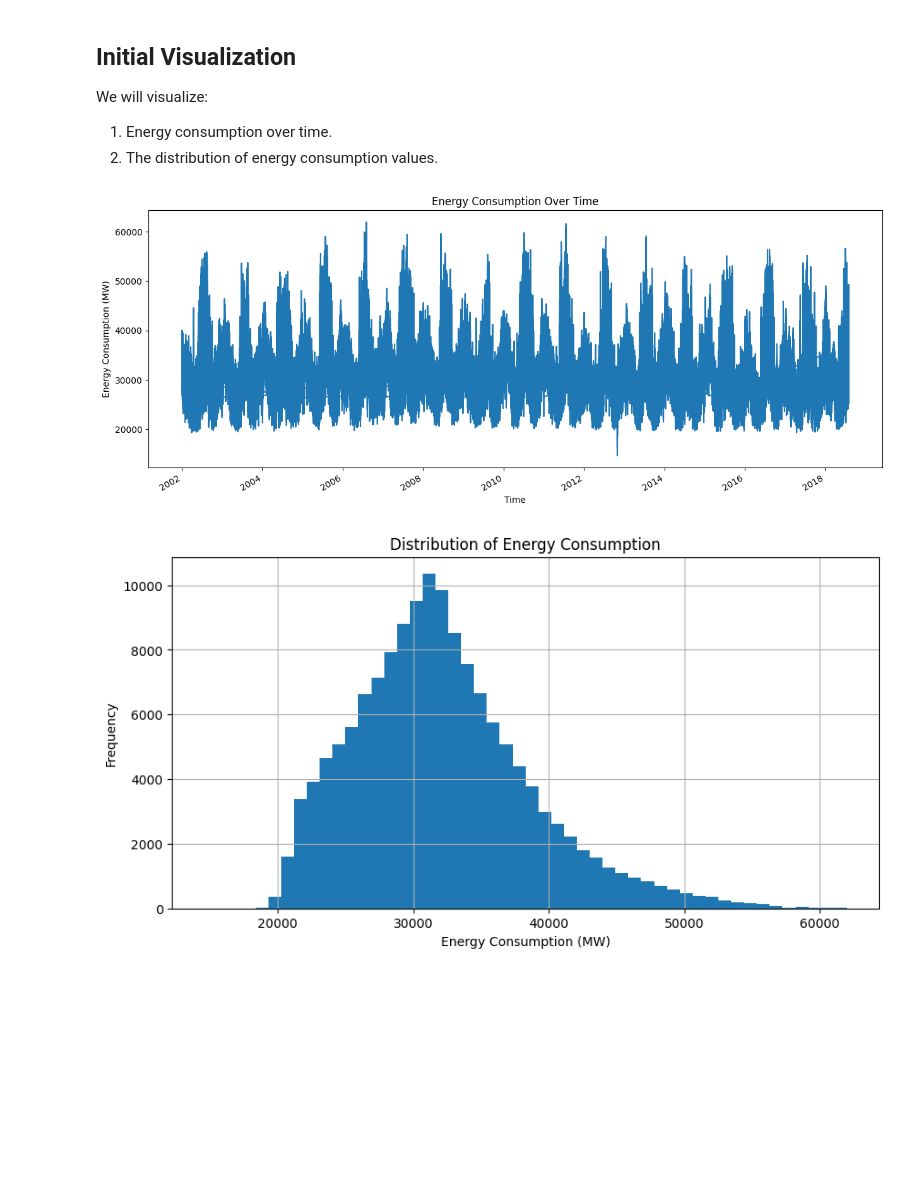
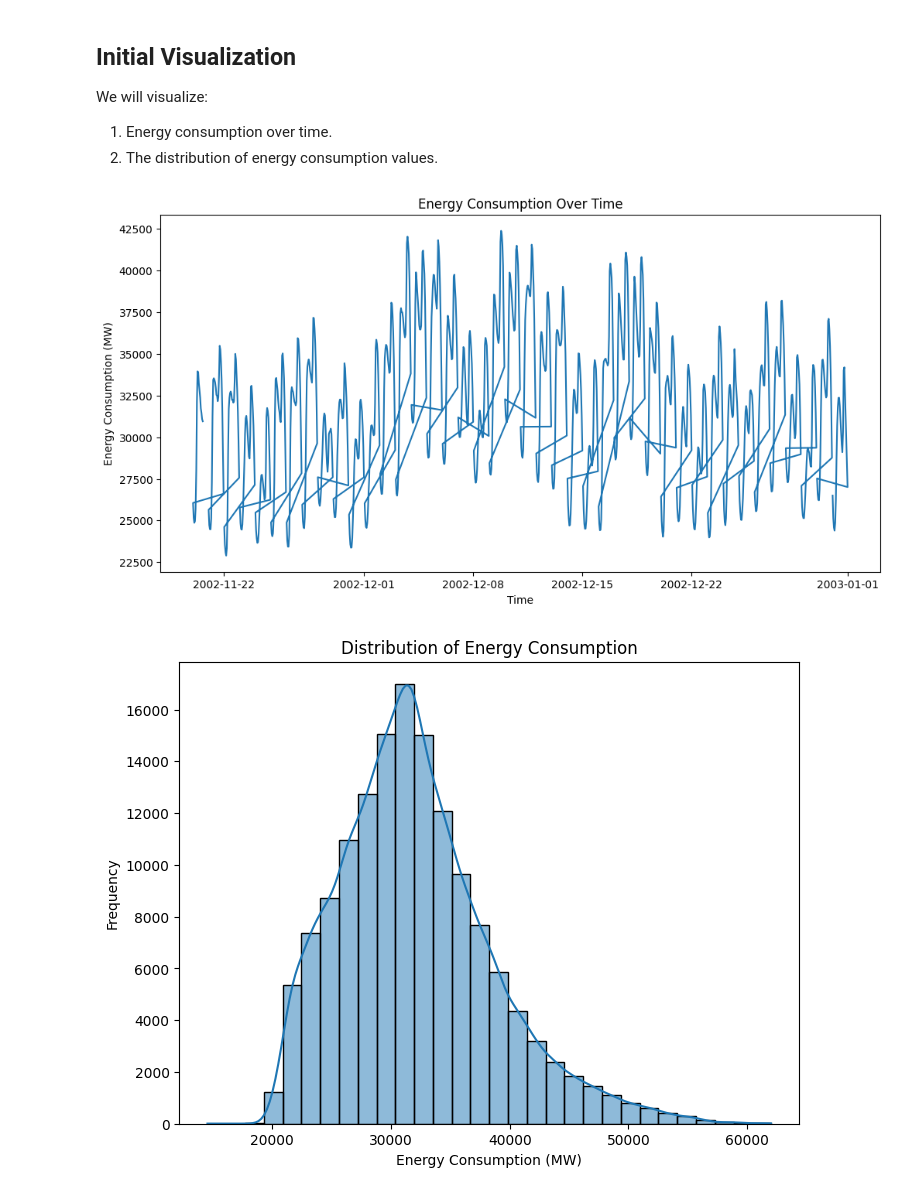
Before and after one commit to rennanreis/energy-consumption-prediction, a Jupyter notebook: notebooks/eda.ipynb, the cells around one changed output. Drawn from its saved outputs; the diff is of its cells as text; code cells hidden in the pictures; blank space fills up the shorter version.

```diff
--- a/notebooks/eda.ipynb
+++ b/notebooks/eda.ipynb
@@ -90,3 +92,13 @@ This section includes:
 2. Converting data types (e.g., `Datetime` column).
 3. Creating new features for analysis (e.g., hour of day, day of week).
 4. Saving the processed dataset for future use.
+# %%
+# Impute missing values for numerical columns with mean
+numerical_cols = ['PJME_MW']  # Replace with actual column names if needed
+for col in numerical_cols:
+    if energy_data[col].isnull().sum() > 0:
+        energy_data[col].fillna(energy_data[col].mean(), inplace=True)
+
+# Verify no missing values remain
+print("Missing values after treatment:")
+print(energy_data.isnull().sum())
@@ -110,18 +138,21 @@ We will visualize:
 1. Energy consumption over time.
 2. The distribution of energy consumption values.
 # %%
-# Plot time series of energy consumption
-energy_data['PJME_MW'].plot(figsize=(15, 6), title='Energy Consumption Over Time')
-plt.xlabel('Time')
-plt.ylabel('Energy Consumption (MW)')
+# Plot energy consumption over time (sample)
+plt.figure(figsize=(12, 6))
+plt.plot(energy_data.index[:1000], energy_data['PJME_MW'][:1000])
+plt.title("Energy Consumption Over Time")
+plt.xlabel("Time")
+plt.ylabel("Energy Consumption (MW)")
 plt.show()
 
-# Plot histogram of energy consumption values
-energy_data['PJME_MW'].hist(bins=50, figsize=(10, 5))
-plt.title('Distribution of Energy Consumption')
-plt.xlabel('Energy Consumption (MW)')
-plt.ylabel('Frequency')
+# Histogram of energy consumption values
+plt.figure(figsize=(8, 6))
+sns.histplot(energy_data['PJME_MW'], bins=30, kde=True)
+plt.title("Distribution of Energy Consumption")
+plt.xlabel("Energy Consumption (MW)")
+plt.ylabel("Frequency")
 plt.show()
 # %% [output]
-[figure, old version]
+[figure, new version]
-[figure, old version]
+[figure, new version]
```
Also changed, not shown: parts of 8 cells of this notebook, 1 other file.
